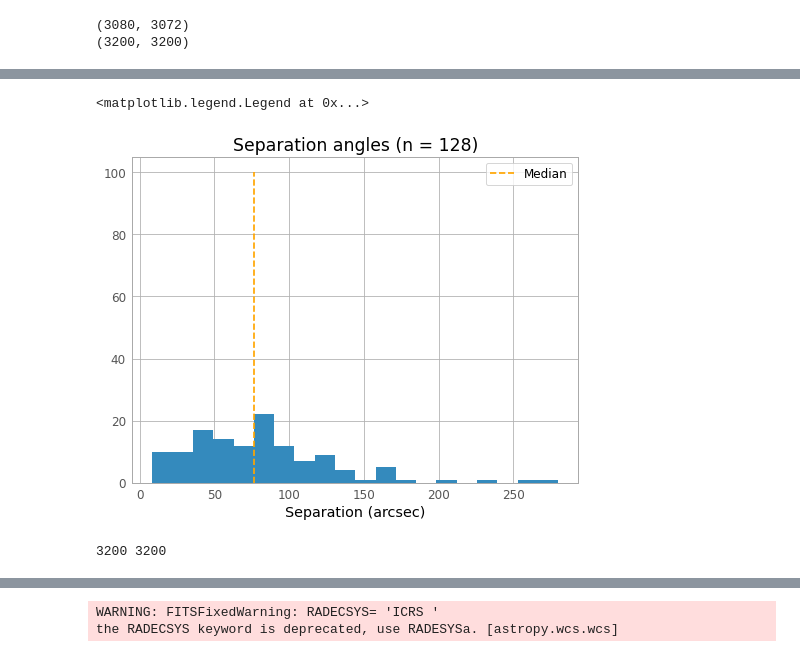
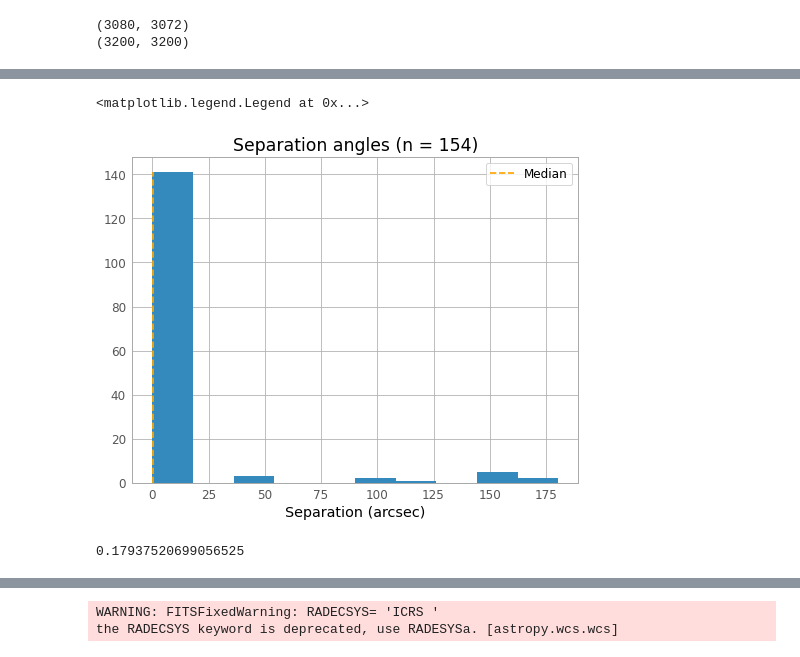
Before and after one commit to RileyWClarke/RAFTS, a Jupyter notebook: ztf_imgs.ipynb, the cells around one changed output, grey strips where cells are left out. Cells and saved outputs as stored; diff of their text form; code cells hidden in the pictures.

```diff
--- a/ztf_imgs.ipynb
+++ b/ztf_imgs.ipynb
@@ -266,4 +247,4 @@ getsciimg(filefracday='20200206287824', paddedfield='000819',filtercode = 'zg',p
 getrefimg(paddedfield='000819',filtercode = 'zg',paddedccdid = '13', qid = '2')
 # %%
-sci_cata = srcext('20200206287824_000819_sciimg.fits')
+sci_cata = srcext('20200206287824_000819_sciimg.fits', det_thresh=15, ana_thresh=15)
 # %% [output]
@@ -290,3 +272,3 @@ Fitting model: Sersic spheroid
 # %%
-ref_cata = srcext('000819_refimg.fits')
+ref_cata = srcext('000819_refimg.fits', det_thresh=15, ana_thresh=15)
 # %% [output]
@@ -447,13 +446,14 @@ $[0.017453292,~0.017453292,~0.017453292,~\dots,~0.017453292,~0.017453292,~0.0174
 # %%
-plt.hist(seps, bins=20)
-plt.vlines(np.median(seps), 0, 100, color='orange', ls='--', label='Median')
+plt.hist(seps, bins=10)
+counts, bin_edges = np.histogram(seps, bins=10)
+plt.vlines(np.median(seps), 0, counts.max(), color='orange', ls='--', label='Median')
 plt.xlabel('Separation (arcsec)')
 plt.title('Separation angles (n = {})'.format(len(seps)))
 plt.legend()
 # %% [output]
 <matplotlib.legend.Legend at 0x...>
-[figure, old version]
+[figure, new version]
-# %%
-print(ref_data.shape[0], ref_data.shape[1])
-# %% [output]
-3200 3200
+# %%
+np.median(seps)
+# %% [output]
+0.17937520699056525
```
Also changed, not shown: parts of 21 cells of this notebook, 8 other files.
